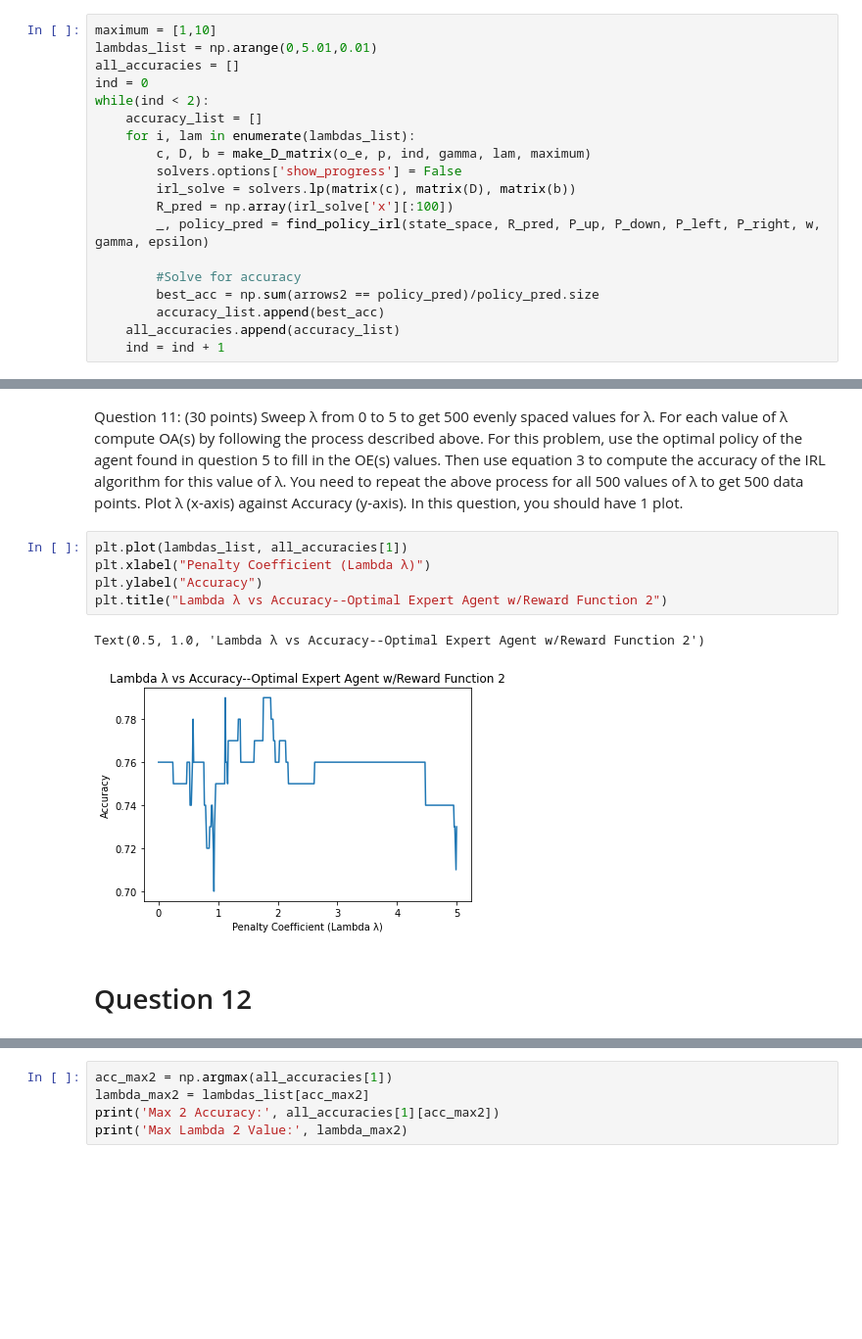
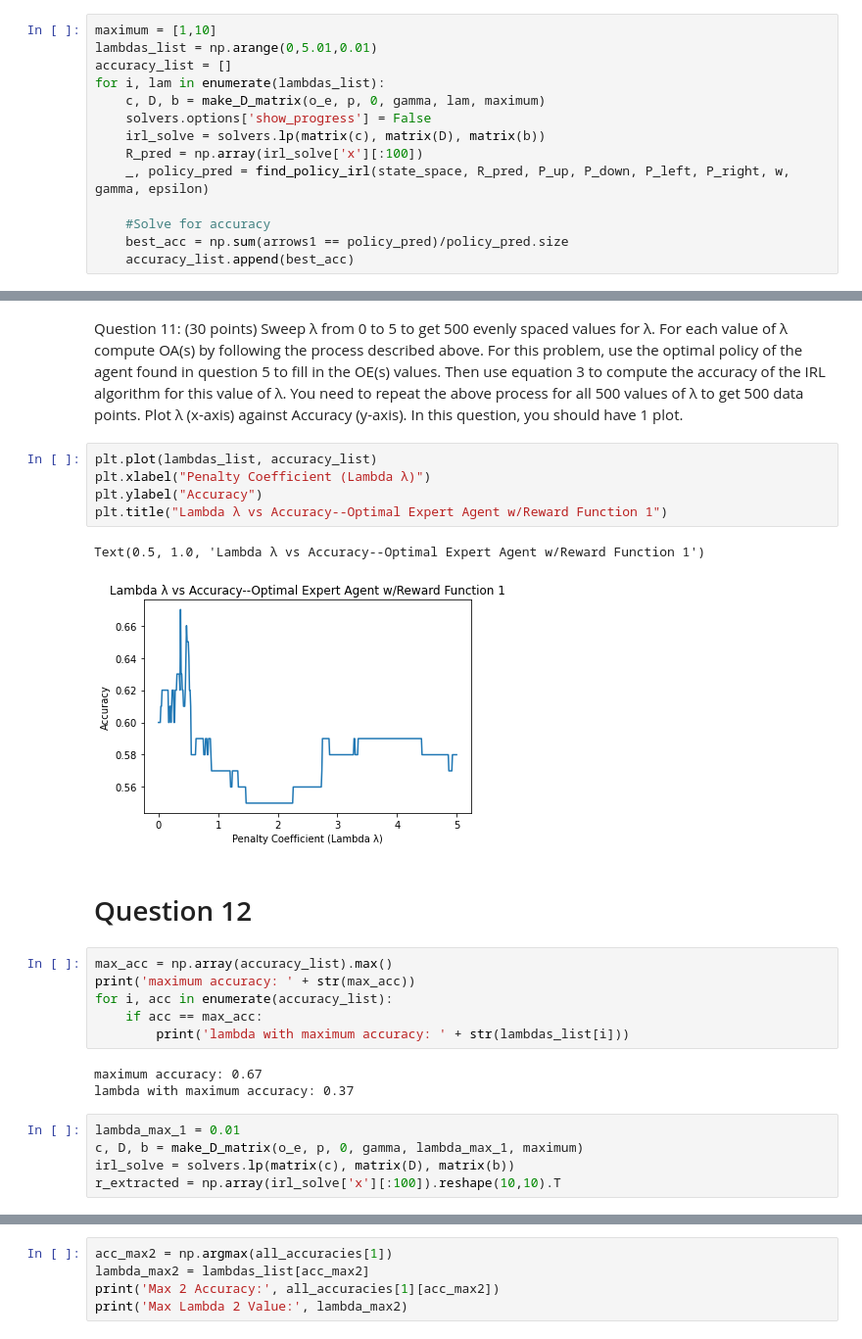
Before and after one commit to morgworth/ece232_team, a Jupyter notebook: Project 3/Anthony Project3.ipynb, the cells around one changed output, grey strips where cells are left out. Shown at 98% size. Cells and saved outputs as stored; diff of their text form; blank space fills up the shorter version.

```diff
--- a/Project 3/Anthony Project3.ipynb
+++ b/Project 3/Anthony Project3.ipynb
@@ -700,33 +700,42 @@ o_e = [arrows1.T.flatten(), arrows2.T.flatten()] #Optimal Policy array of Expert
 # %%
 maximum = [1,10]
 lambdas_list = np.arange(0,5.01,0.01)
-all_accuracies = []
-ind = 0
-while(ind < 2):
-    accuracy_list = []
-    for i, lam in enumerate(lambdas_list):
-        c, D, b = make_D_matrix(o_e, p, ind, gamma, lam, maximum)
-        solvers.options['show_progress'] = False
-        irl_solve = solvers.lp(matrix(c), matrix(D), matrix(b))
-        R_pred = np.array(irl_solve['x'][:100])
-        _, policy_pred = find_policy_irl(state_space, R_pred, P_up, P_down, P_left, P_right, w, gamma, epsilon)
+accuracy_list = []
+for i, lam in enumerate(lambdas_list):
+    c, D, b = make_D_matrix(o_e, p, 0, gamma, lam, maximum)
+    solvers.options['show_progress'] = False
+    irl_solve = solvers.lp(matrix(c), matrix(D), matrix(b))
+    R_pred = np.array(irl_solve['x'][:100])
+    _, policy_pred = find_policy_irl(state_space, R_pred, P_up, P_down, P_left, P_right, w, gamma, epsilon)
 
-        #Solve for accuracy
-        best_acc = np.sum(arrows2 == policy_pred)/policy_pred.size
-        accuracy_list.append(best_acc)
-    all_accuracies.append(accuracy_list)
-    ind = ind + 1
+    #Solve for accuracy
+    best_acc = np.sum(arrows1 == policy_pred)/policy_pred.size
+    accuracy_list.append(best_acc)
 # %% [markdown]
 # Question 11
 # %% [markdown]
 Question 11: (30 points) Sweep λ from 0 to 5 to get 500 evenly spaced values for λ. For each value of λ compute OA(s) by following the process described above. For this problem, use the optimal policy of the agent found in question 5 to fill in the OE(s) values. Then use equation 3 to compute the accuracy of the IRL algorithm for this value of λ. You need to repeat the above process for all 500 values of λ to get 500 data points. Plot λ (x-axis) against Accuracy (y-axis). In this question, you should have 1 plot.
 # %%
-plt.plot(lambdas_list, all_accuracies[1])
+plt.plot(lambdas_list, accuracy_list)
 plt.xlabel("Penalty Coefficient (Lambda λ)")
 plt.ylabel("Accuracy")
-plt.title("Lambda λ vs Accuracy--Optimal Expert Agent w/Reward Function 2")
+plt.title("Lambda λ vs Accuracy--Optimal Expert Agent w/Reward Function 1")
 # %% [output]
-Text(0.5, 1.0, 'Lambda λ vs Accuracy--Optimal Expert Agent w/Reward Function 2')
+Text(0.5, 1.0, 'Lambda λ vs Accuracy--Optimal Expert Agent w/Reward Function 1')
-[figure, old version]
+[figure, new version]
 # %% [markdown]
 # Question 12
+# %%
+max_acc = np.array(accuracy_list).max()
+print('maximum accuracy: ' + str(max_acc))
+for i, acc in enumerate(accuracy_list):
+    if acc == max_acc:
+        print('lambda with maximum accuracy: ' + str(lambdas_list[i]))
+# %% [output]
+maximum accuracy: 0.67
+lambda with maximum accuracy: 0.37
+# %%
+lambda_max_1 = 0.01
+c, D, b = make_D_matrix(o_e, p, 0, gamma, lambda_max_1, maximum)
+irl_solve = solvers.lp(matrix(c), matrix(D), matrix(b))
+r_extracted = np.array(irl_solve['x'][:100]).reshape(10,10).T
```
Also changed, not shown: parts of 30 cells of this notebook.
